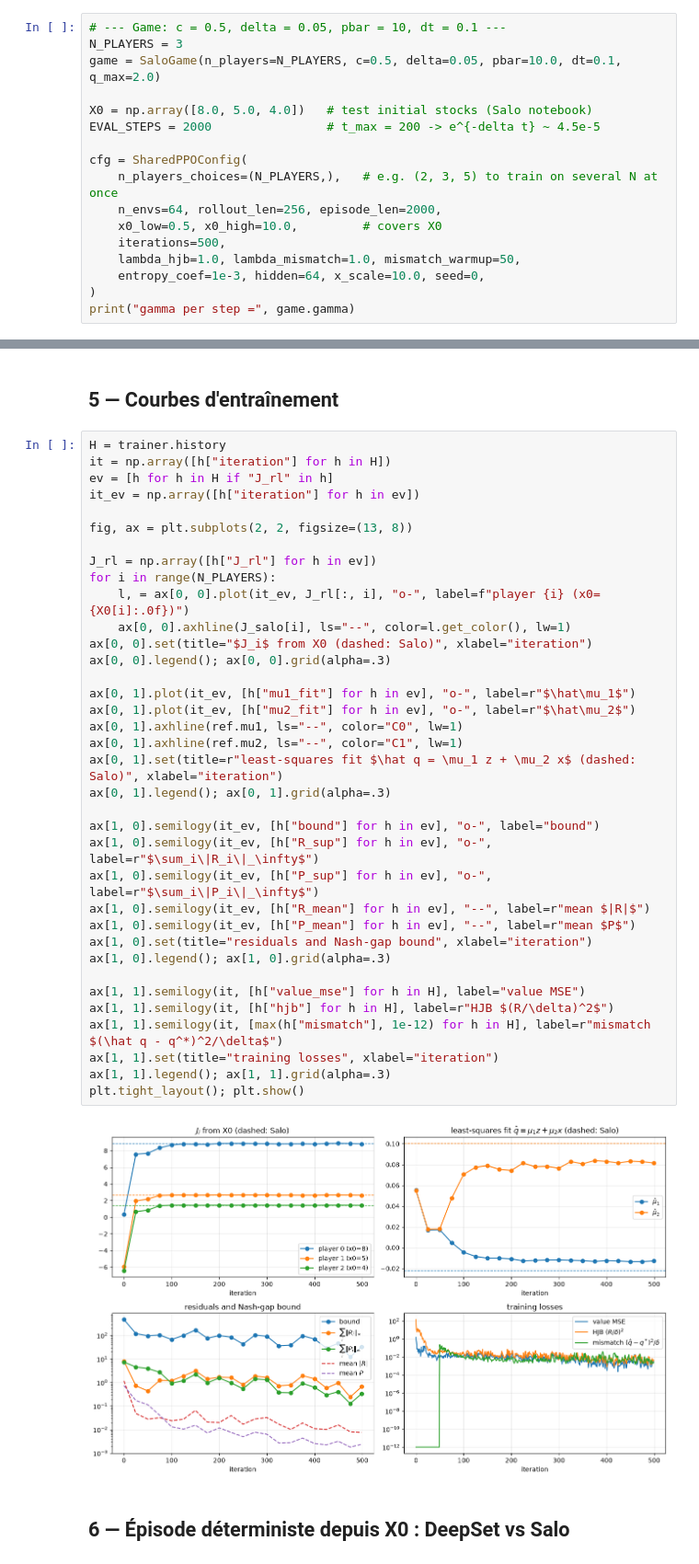
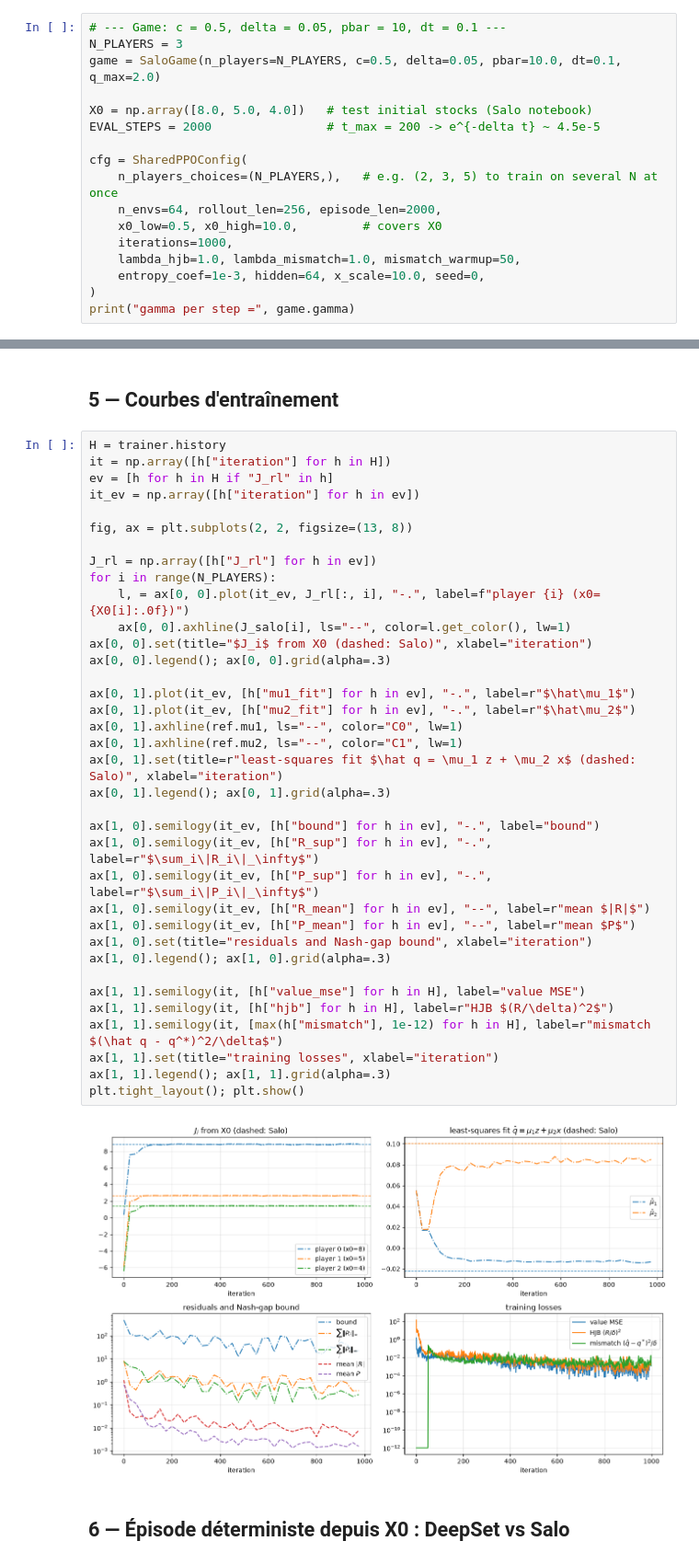
Before and after one commit to MehdiNezahi/Invariant-RL-for-differential-games, a Jupyter notebook: DeepSet_PPO/train_salo_deepset.ipynb, the cells around one changed output, grey strips where cells are left out. Shown at 92% size. Saved outputs shown, nothing was run; the diff lists cells and outputs as text.

```diff
--- a/DeepSet_PPO/train_salo_deepset.ipynb
+++ b/DeepSet_PPO/train_salo_deepset.ipynb
@@ -39,7 +39,7 @@ cfg = SharedPPOConfig(
     n_players_choices=(N_PLAYERS,),   # e.g. (2, 3, 5) to train on several N at once
     n_envs=64, rollout_len=256, episode_len=2000,
     x0_low=0.5, x0_high=10.0,         # covers X0
-    iterations=500,
+    iterations=1000,
     lambda_hjb=1.0, lambda_mismatch=1.0, mismatch_warmup=50,
     entropy_coef=1e-3, hidden=64, x_scale=10.0, seed=0,
 )
@@ -123,40 +161,40 @@ it  475 N=3 | ppo +0.002 ent -3.72 | vMSE 2.306e-03 hjb 5.145e-03 mis 3.040e-03
 H = trainer.history
 it = np.array([h["iteration"] for h in H])
 ev = [h for h in H if "J_rl" in h]
 it_ev = np.array([h["iteration"] for h in ev])
 
 fig, ax = plt.subplots(2, 2, figsize=(13, 8))
 
 J_rl = np.array([h["J_rl"] for h in ev])
 for i in range(N_PLAYERS):
-    l, = ax[0, 0].plot(it_ev, J_rl[:, i], "o-", label=f"player {i} (x0={X0[i]:.0f})")
+    l, = ax[0, 0].plot(it_ev, J_rl[:, i], "-.", label=f"player {i} (x0={X0[i]:.0f})")
     ax[0, 0].axhline(J_salo[i], ls="--", color=l.get_color(), lw=1)
 ax[0, 0].set(title="$J_i$ from X0 (dashed: Salo)", xlabel="iteration")
 ax[0, 0].legend(); ax[0, 0].grid(alpha=.3)
 
-ax[0, 1].plot(it_ev, [h["mu1_fit"] for h in ev], "o-", label=r"$\hat\mu_1$")
-ax[0, 1].plot(it_ev, [h["mu2_fit"] for h in ev], "o-", label=r"$\hat\mu_2$")
+ax[0, 1].plot(it_ev, [h["mu1_fit"] for h in ev], "-.", label=r"$\hat\mu_1$")
+ax[0, 1].plot(it_ev, [h["mu2_fit"] for h in ev], "-.", label=r"$\hat\mu_2$")
 ax[0, 1].axhline(ref.mu1, ls="--", color="C0", lw=1)
 ax[0, 1].axhline(ref.mu2, ls="--", color="C1", lw=1)
 ax[0, 1].set(title=r"least-squares fit $\hat q = \mu_1 z + \mu_2 x$ (dashed: Salo)", xlabel="iteration")
 ax[0, 1].legend(); ax[0, 1].grid(alpha=.3)
 
-ax[1, 0].semilogy(it_ev, [h["bound"] for h in ev], "o-", label="bound")
-ax[1, 0].semilogy(it_ev, [h["R_sup"] for h in ev], "o-", label=r"$\sum_i\|R_i\|_\infty$")
-ax[1, 0].semilogy(it_ev, [h["P_sup"] for h in ev], "o-", label=r"$\sum_i\|P_i\|_\infty$")
+ax[1, 0].semilogy(it_ev, [h["bound"] for h in ev], "-.", label="bound")
+ax[1, 0].semilogy(it_ev, [h["R_sup"] for h in ev], "-.", label=r"$\sum_i\|R_i\|_\infty$")
+ax[1, 0].semilogy(it_ev, [h["P_sup"] for h in ev], "-.", label=r"$\sum_i\|P_i\|_\infty$")
 ax[1, 0].semilogy(it_ev, [h["R_mean"] for h in ev], "--", label=r"mean $|R|$")
 ax[1, 0].semilogy(it_ev, [h["P_mean"] for h in ev], "--", label=r"mean $P$")
 ax[1, 0].set(title="residuals and Nash-gap bound", xlabel="iteration")
 ax[1, 0].legend(); ax[1, 0].grid(alpha=.3)
 
 ax[1, 1].semilogy(it, [h["value_mse"] for h in H], label="value MSE")
 ax[1, 1].semilogy(it, [h["hjb"] for h in H], label=r"HJB $(R/\delta)^2$")
 ax[1, 1].semilogy(it, [max(h["mismatch"], 1e-12) for h in H], label=r"mismatch $(\hat q - q^*)^2/\delta$")
 ax[1, 1].set(title="training losses", xlabel="iteration")
 ax[1, 1].legend(); ax[1, 1].grid(alpha=.3)
 plt.tight_layout(); plt.show()
 # %% [output]
-[figure, old version]
+[figure, new version]
 # %% [markdown]
 ## 6 — Épisode déterministe depuis X0 : DeepSet vs Salo
 # %%
```
Also changed, not shown: parts of 8 cells of this notebook.
